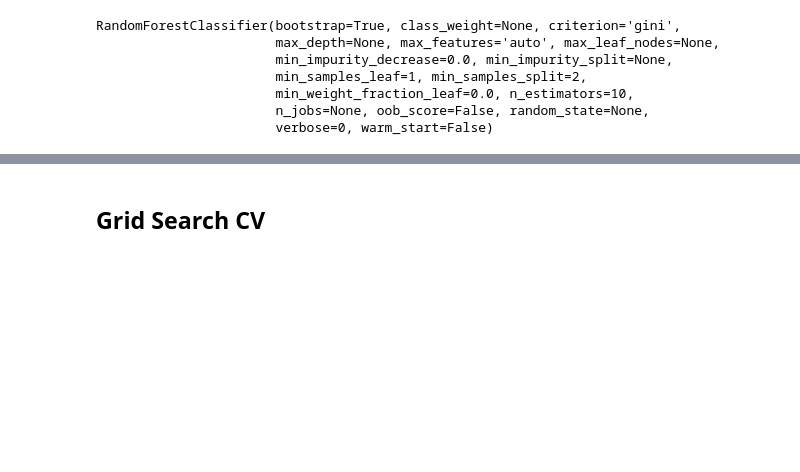
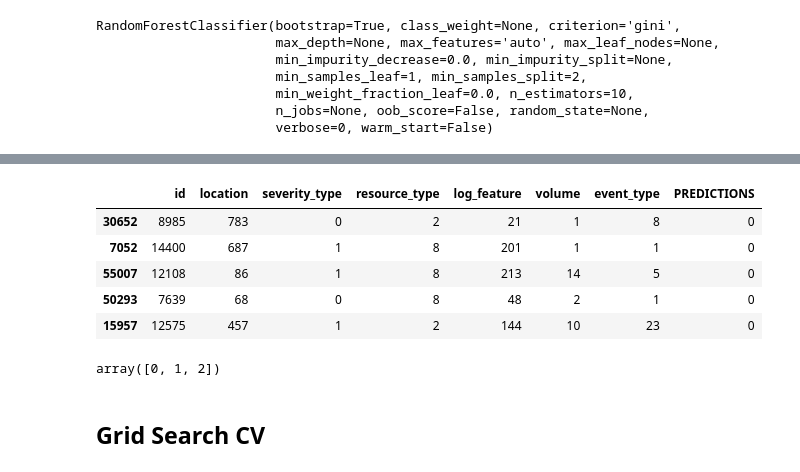
Before and after one commit to rowlandhill2020/NU_498_Team55, a Jupyter notebook: Team_55_Telstra.ipynb, the cells around one changed output, grey strips where cells are left out. Cells and saved outputs as stored; diff of their text form; code cells hidden in the pictures; blank space fills up the shorter version.

```diff
--- a/Team_55_Telstra.ipynb
+++ b/Team_55_Telstra.ipynb
@@ -565,3 +567,18 @@ Classification report
     accuracy                           0.67      1846
    macro avg       0.55      0.52      0.53      1846
 weighted avg       0.65      0.67      0.65      1846
+# %%
+x_test['PREDICTIONS'] = pred
+# %%
+x_test.head()
+# %% [output]
+|  | id | location | severity_type | resource_type | log_feature | volume | event_type | PREDICTIONS |
+| 30652 | 8985 | 783 | 0 | 2 | 21 | 1 | 8 | 0 |
+| 7052 | 14400 | 687 | 1 | 8 | 201 | 1 | 1 | 0 |
+| 55007 | 12108 | 86 | 1 | 8 | 213 | 14 | 5 | 0 |
+| 50293 | 7639 | 68 | 0 | 8 | 48 | 2 | 1 | 0 |
+| 15957 | 12575 | 457 | 1 | 2 | 144 | 10 | 23 | 0 |
+# %%
+x_test.PREDICTIONS.unique()
+# %% [output]
+array([0, 1, 2])
```
Also changed, not shown: parts of 3 cells of this notebook.
